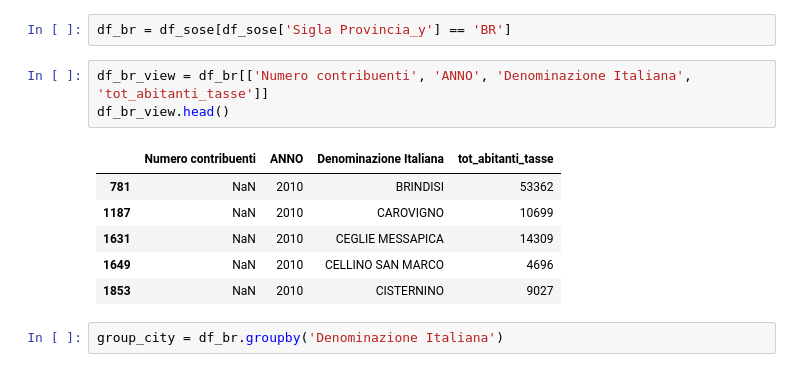
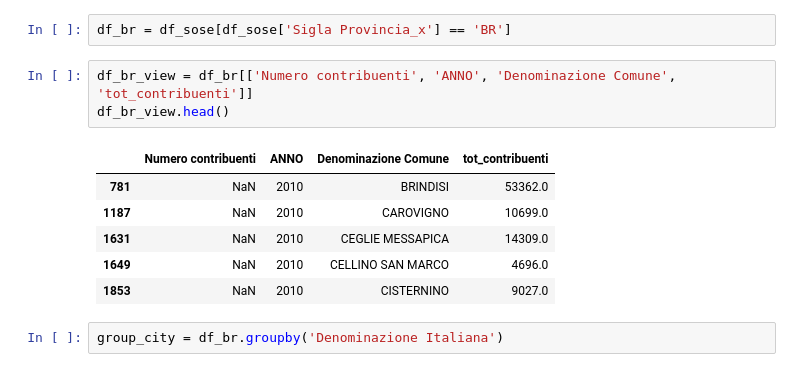
Before and after one commit to teamdigitale/daf-data-science, a Jupyter notebook: opencivitas/analysis-opencivitas.ipynb, the cells around one changed output. Saved outputs shown, nothing was run; the diff lists cells and outputs as text.

```diff
--- a/opencivitas/analysis-opencivitas.ipynb
+++ b/opencivitas/analysis-opencivitas.ipynb
@@ -65,14 +91,14 @@ df_sose[df_sose['Numero contribuenti'] > 0].head()
 # %%
-df_br = df_sose[df_sose['Sigla Provincia_y'] == 'BR']
+df_br = df_sose[df_sose['Sigla Provincia_x'] == 'BR']
 # %%
-df_br_view = df_br[['Numero contribuenti', 'ANNO', 'Denominazione Italiana', 'tot_abitanti_tasse']]
+df_br_view = df_br[['Numero contribuenti', 'ANNO', 'Denominazione Comune', 'tot_contribuenti']]
 df_br_view.head()
 # %% [output]
-|  | Numero contribuenti | ANNO | Denominazione Italiana | tot_abitanti_tasse |
-| 781 | NaN | 2010 | BRINDISI | 53362 |
-| 1187 | NaN | 2010 | CAROVIGNO | 10699 |
-| 1631 | NaN | 2010 | CEGLIE MESSAPICA | 14309 |
-| 1649 | NaN | 2010 | CELLINO SAN MARCO | 4696 |
-| 1853 | NaN | 2010 | CISTERNINO | 9027 |
+|  | Numero contribuenti | ANNO | Denominazione Comune | tot_contribuenti |
+| 781 | NaN | 2010 | BRINDISI | 53362.0 |
+| 1187 | NaN | 2010 | CAROVIGNO | 10699.0 |
+| 1631 | NaN | 2010 | CEGLIE MESSAPICA | 14309.0 |
+| 1649 | NaN | 2010 | CELLINO SAN MARCO | 4696.0 |
+| 1853 | NaN | 2010 | CISTERNINO | 9027.0 |
 # %%
 group_city = df_br.groupby('Denominazione Italiana')
```
Also changed, not shown: parts of 19 cells of this notebook, 2 other files.
